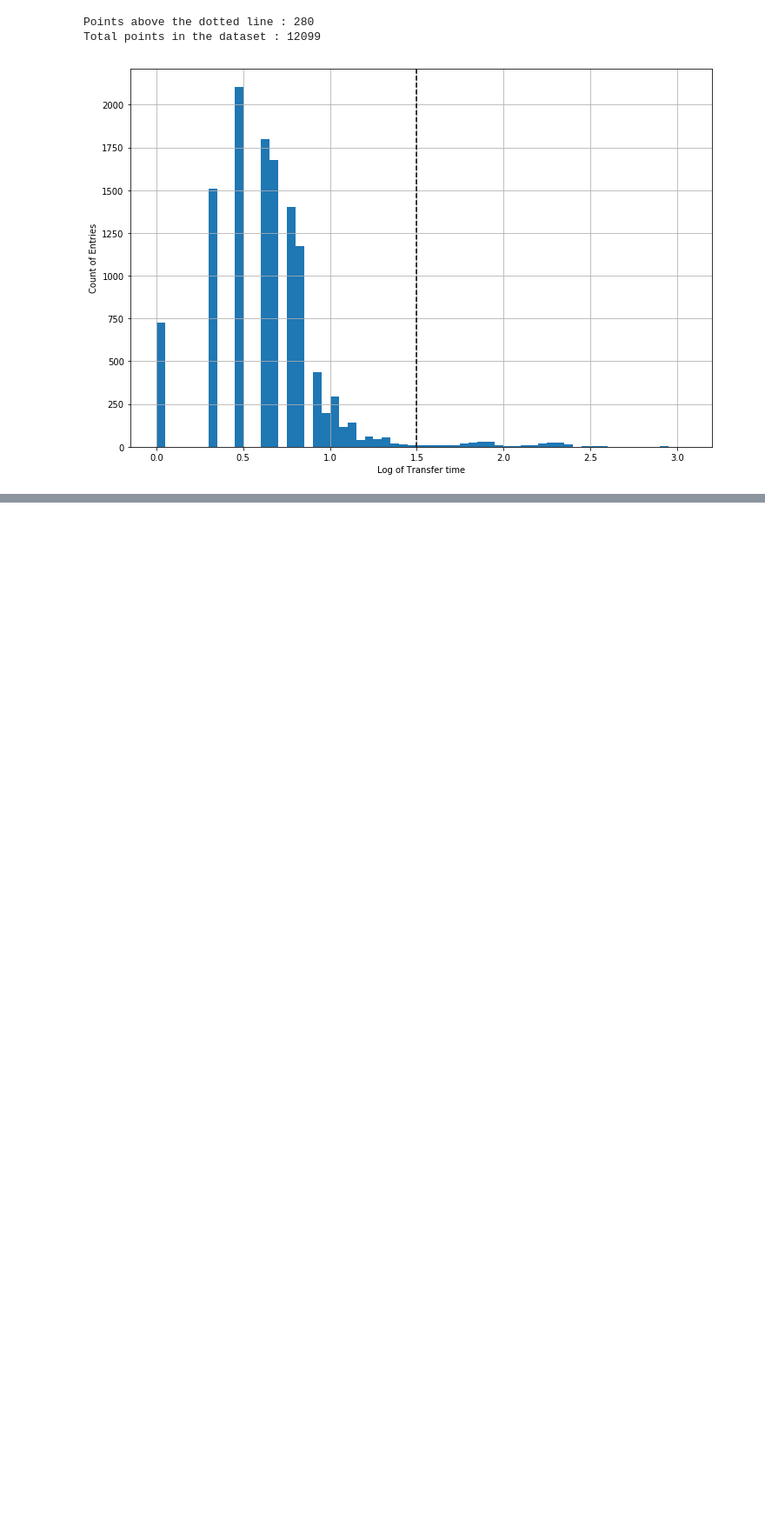
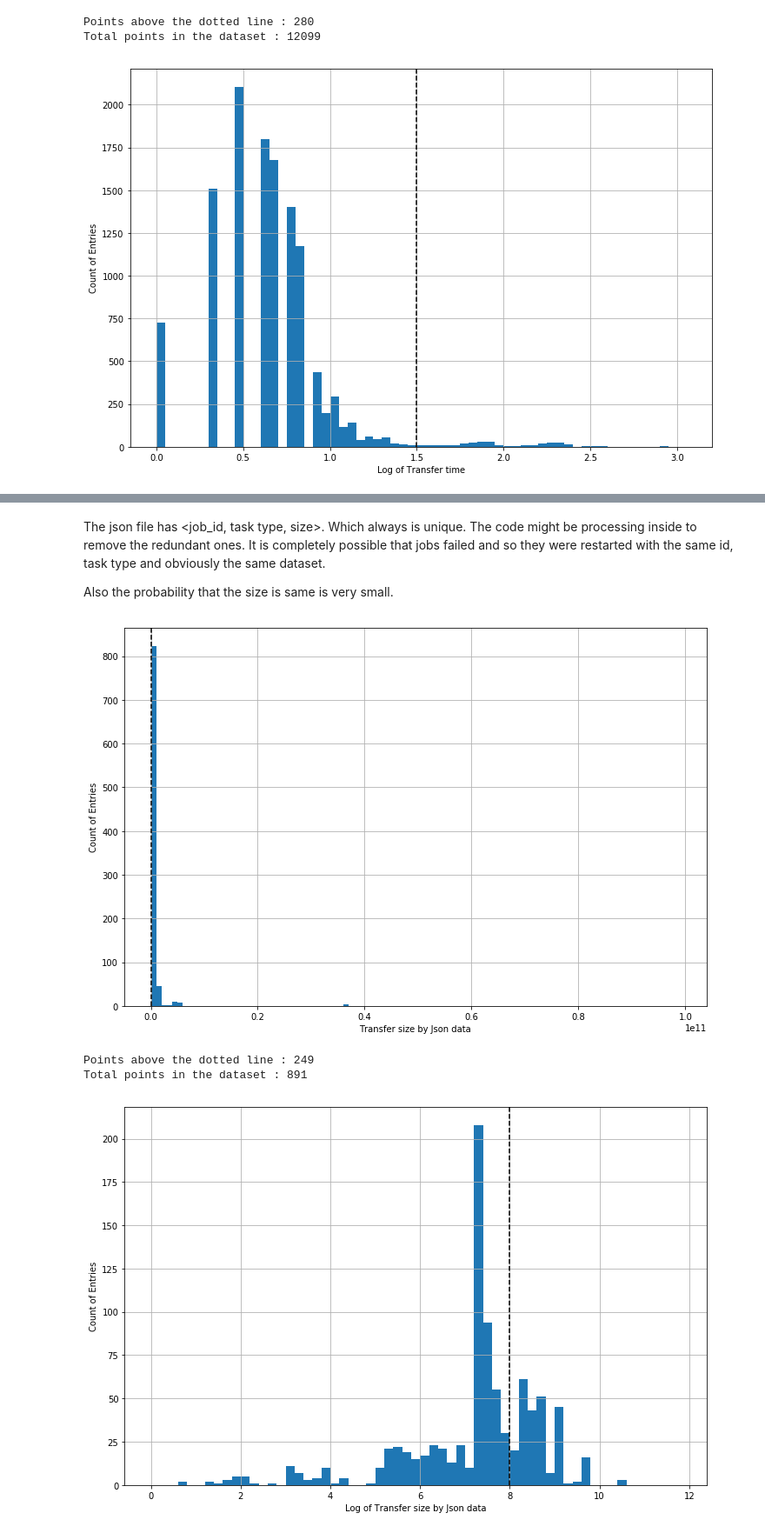
Before and after one commit to AdwaitB/greco-notes, a Jupyter notebook: infra/Analysis_full.ipynb, the cells around one changed output, grey strips where cells are left out. Shown at 87% size. Saved outputs shown, nothing was run; the diff lists cells and outputs as text; code cells hidden in the pictures; blank space fills up the shorter version.

```diff
--- a/infra/Analysis_full.ipynb
+++ b/infra/Analysis_full.ipynb
@@ -291,3 +307,14 @@ Unique ids in data : 33258
+# %% [markdown]
+The json file has <job_id, task type, size>. Which always is unique. The code might be processing inside to remove the redundant ones. It is completely possible that jobs failed and so they were restarted with the same id, task type and obviously the same dataset.
+
+Also the probability that the size is same is very small.
+# %%
+plot_hist(8, np.unique(data_json_size[data_json_size > 0]), [[0, 10**11, 10**9], [0, 12, 0.2]], "Transfer size by Json data")
+# %% [output]
+[figure, added]
+Points above the dotted line : 249
+Total points in the dataset : 891
+[figure, added]
 # %%
 plot_hist(8, data_json_size[data_json_size > 0], [[0, 10**11, 10**9], [0, 12, 0.2]], "Transfer size by Json data")
 # %% [output]
```
Also changed, not shown: parts of 27 cells of this notebook.
